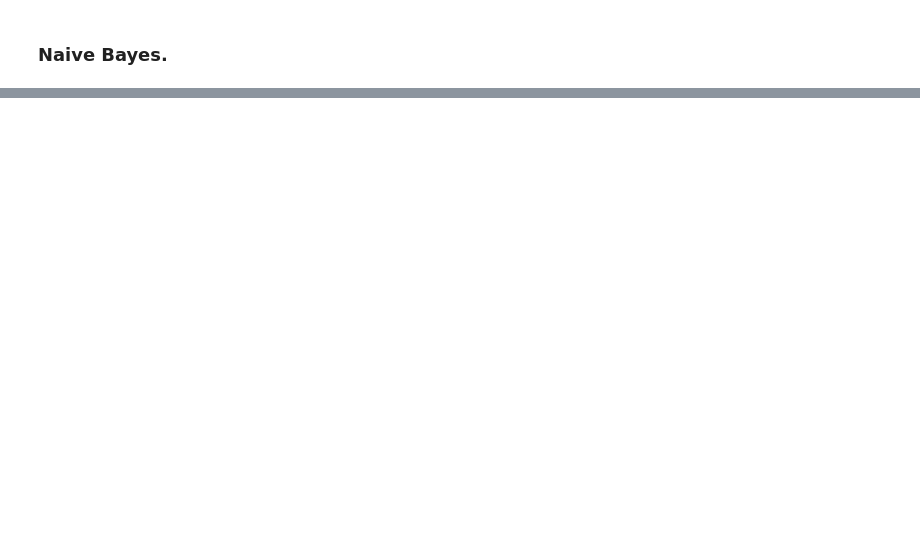
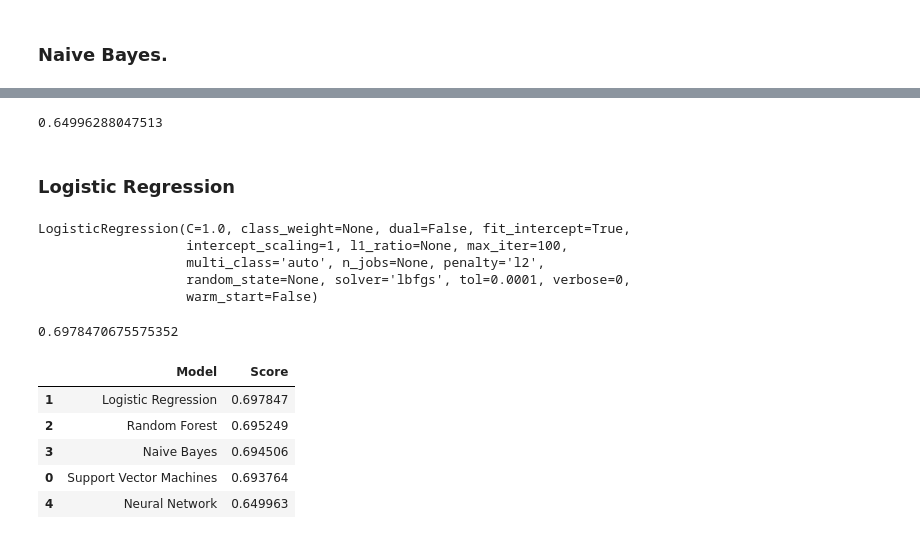
Before and after one commit to skylar17/final_project_CUdbc, a Jupyter notebook: Kamal_Womens_Clothing_Review.ipynb, the cells around one changed output, grey strips where cells are left out. Cells and saved outputs as stored; diff of their text form; code cells hidden in the pictures; blank space fills up the shorter version.

Commit message:
completed ML model benchmark

```diff
--- a/Kamal_Womens_Clothing_Review.ipynb
+++ b/Kamal_Womens_Clothing_Review.ipynb
@@ -520,0 +570,5 @@ print(gaussian_acc)
+# %%
+from sklearn.neural_network import MLPClassifier
+
+nn = MLPClassifier()
+nn.fit(X_train_tfidf, train_sentiment_class)
@@ -520,0 +584,46 @@ print(gaussian_acc)
+# %%
+# Accuracy score
+X_test_counts = count_vect.transform(test_revised_text)
+X_test_tfidf = tfidf_transformer.transform(X_test_counts)
+predito = nn.predict(X_test_tfidf)
+nn_acc = accuracy_score(test_sentiment_class, predito)
+print(nn_acc)
+# %% [output]
+0.64996288047513
+# %% [markdown]
+### Logistic Regression
+# %%
+from sklearn.linear_model import LogisticRegression
+
+lr = LogisticRegression()
+lr.fit(X_train_tfidf, train_sentiment_class)
+# %% [output]
+LogisticRegression(C=1.0, class_weight=None, dual=False, fit_intercept=True,
+                   intercept_scaling=1, l1_ratio=None, max_iter=100,
+                   multi_class='auto', n_jobs=None, penalty='l2',
+                   random_state=None, solver='lbfgs', tol=0.0001, verbose=0,
+                   warm_start=False)
+# %%
+# Accuracy score
+X_test_counts = count_vect.transform(test_revised_text)
+X_test_tfidf = tfidf_transformer.transform(X_test_counts)
+predito = lr.predict(X_test_tfidf)
+lr_acc = accuracy_score(test_sentiment_class, predito)
+print(lr_acc)
+# %% [output]
+0.6978470675575352
+# %%
+# comparing various ML models
+best_model = pd.DataFrame({
+    'Model': ['Support Vector Machines', 'Logistic Regression',
+              'Random Forest', 'Naive Bayes', 'Neural Network'],
+    'Score': [svm_acc, lr_acc,
+              ran_acc, gaussian_acc, nn_acc]})
+best_model.sort_values(by='Score', ascending=False)
+# %% [output]
+|  | Model | Score |
+| 1 | Logistic Regression | 0.697847 |
+| 2 | Random Forest | 0.695249 |
+| 3 | Naive Bayes | 0.694506 |
+| 0 | Support Vector Machines | 0.693764 |
+| 4 | Neural Network | 0.649963 |
```
Also changed, not shown: parts of 19 cells of this notebook.
